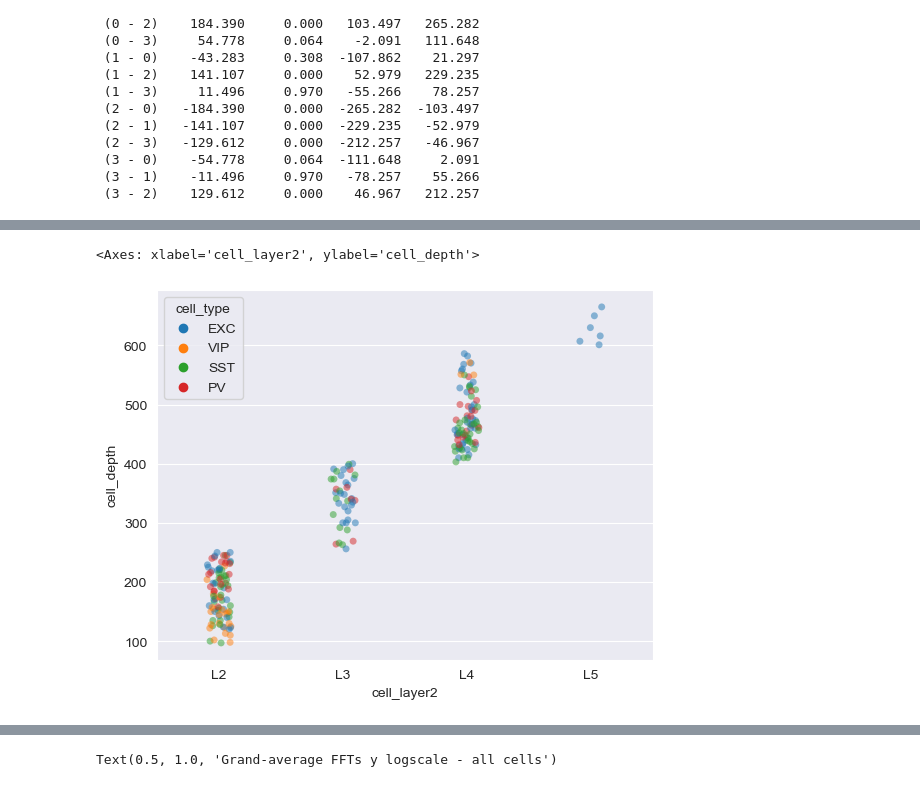
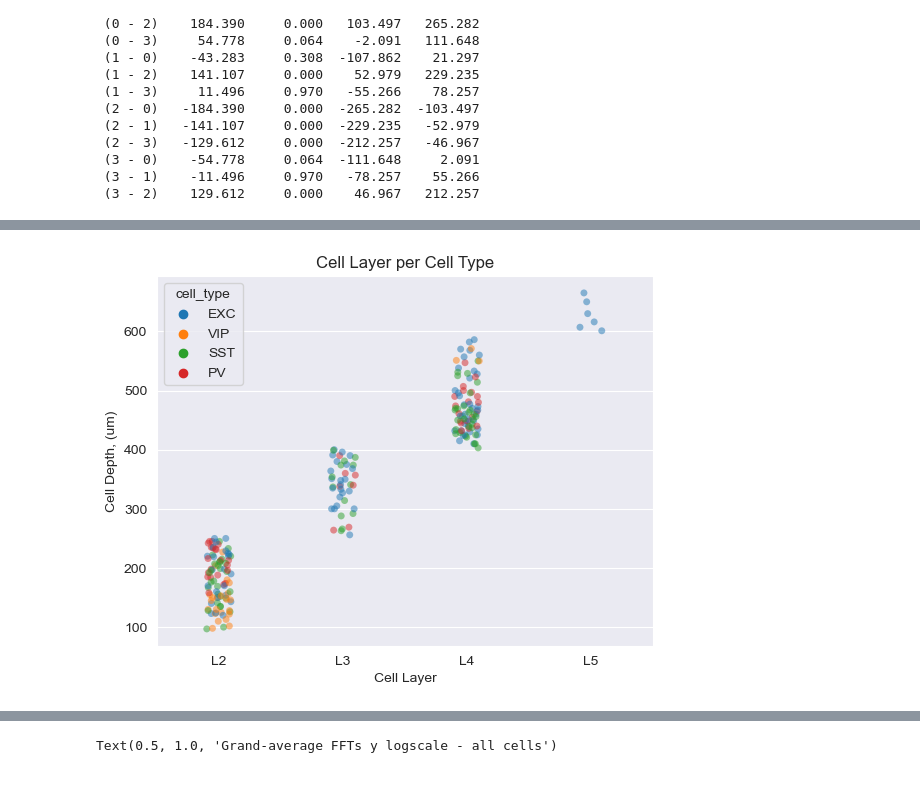
Before and after one commit to 2Tricky4u/bio482_miniproject, a Jupyter notebook: python/notebooks/Layer_cell_depth_dependency_analysis.ipynb, the cells around one changed output, grey strips where cells are left out. Drawn from its saved outputs; the diff is of its cells as text; code cells hidden in the pictures.

Commit message:
Prettify the plots

```diff
--- a/python/notebooks/Layer_cell_depth_dependency_analysis.ipynb
+++ b/python/notebooks/Layer_cell_depth_dependency_analysis.ipynb
@@ -117,7 +120,7 @@ data_df[data_df['Cell_Depth'].isna()]
 17 rows × 24 columns
 # %%
 #L2-L3, 250 μm; L3-L4, 400 μm; L4-L5, 600 μm
-def define_layer(cell_depth):
+def define_layer(cell_depth: float)-> str:
     if cell_depth <= 250:
         return 'L2'
     elif 250 < cell_depth <= 400:
@@ -459,6 +470,8 @@ sns.stripplot(data=result_df, x="cell_type", y="cell_depth", jitter=True, alpha=
 # %%
-sns.stripplot(data=result_df, x="cell_layer2", y="cell_depth", jitter=True, alpha=0.5, hue="cell_type", order=['L2', 'L3', 'L4', 'L5'])
+ax = sns.stripplot(data=result_df, x="cell_layer2", y="cell_depth", jitter=True, alpha=0.5, hue="cell_type", order=['L2', 'L3', 'L4', 'L5'])
+ax.set(xlabel="Cell Layer", ylabel= "Cell Depth, (um)")
+ax.set_title("Cell Layer per Cell Type")
+plt.show()
 # %% [output]
-<Axes: xlabel='cell_layer2', ylabel='cell_depth'>
-[figure, old version]
+[figure, new version]
 # %%
```
Also changed, not shown: parts of 13 cells of this notebook.
